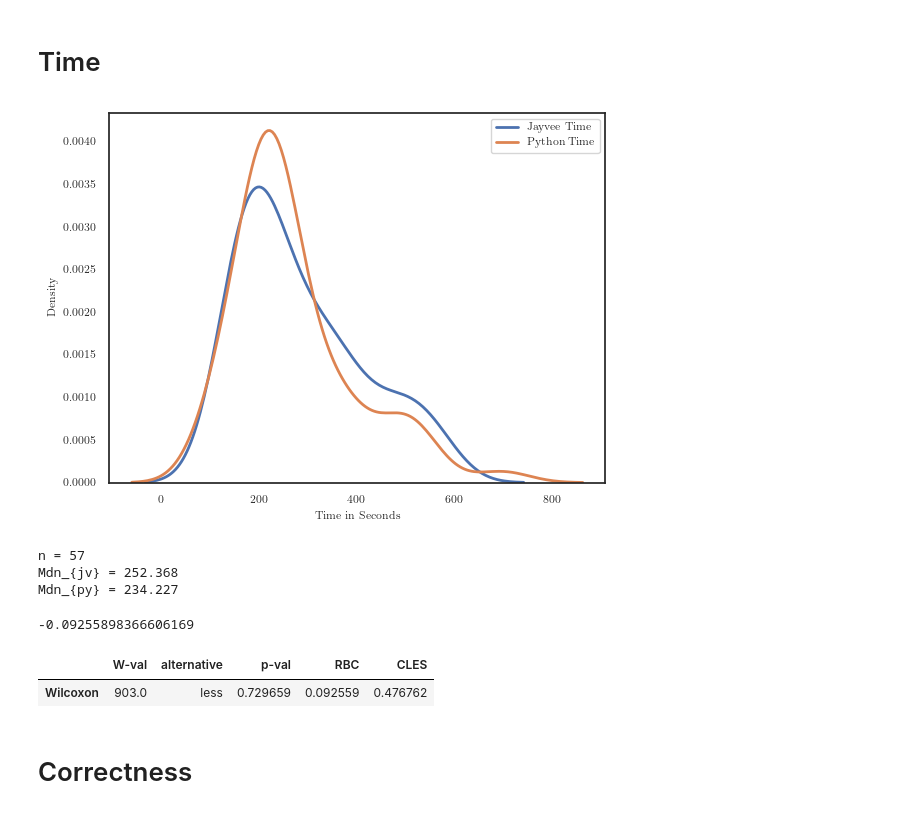
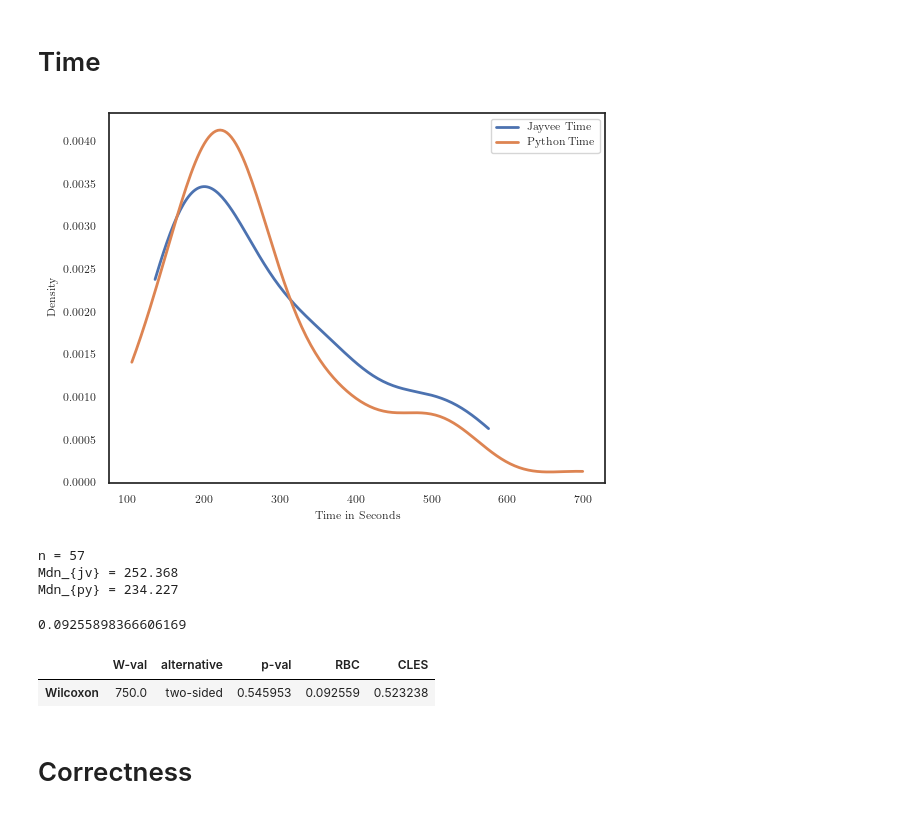
Before and after one commit to rhazn/2025-data-release-program-comprehension-jayvee, a Jupyter notebook: 3_data_analysis.ipynb, the cells around one changed output. Drawn from its saved outputs; the diff is of its cells as text; code cells hidden in the pictures.

Commit message:
feat: :sparkles: Run two-sided hypothesis tests

```diff
--- a/3_data_analysis.ipynb
+++ b/3_data_analysis.ipynb
@@ -136,29 +139,31 @@ pg.normality(df).round(3)
 # %%
 df = pd.read_csv('./data/generated/results_anon.csv', dtype = {'student_id_anon':str})
 
 sns.kdeplot(
     data=df,
     x="jv_time",
     label="Jayvee Time",
     common_norm=False,
-    linewidth=2
+    linewidth=2,
+    cut=0
 )
 
 sns.kdeplot(
     data=df,
     x="py_time",
     label="Python Time",
     common_norm=False,
-    linewidth=2
+    linewidth=2,
+    cut=0
 )
 
 plt.xlabel('Time in Seconds')
 
 plt.legend()
 
 plt.show()
 # %% [output]
-[figure, old version]
+[figure, new version]
 # %%
 df = pd.read_csv('./data/generated/results_anon.csv', dtype = {'student_id_anon':str})
 
@@ -172,16 +177,16 @@ Mdn_{py} = 234.227
 # %%
 df = pd.read_csv('./data/generated/results_anon.csv', dtype = {'student_id_anon':str})
 
-test = pg.wilcoxon(df['jv_time'], df['py_time'], alternative='less')
+test = pg.wilcoxon(df['jv_time'], df['py_time'], alternative='two-sided')
 
 # Manually patched, see https://github.com/raphaelvallat/pingouin/issues/456
-print(rbc(df['jv_time'], df['py_time'], 'less'))
+print(rbc(df['jv_time'], df['py_time'], 'two-sided'))
 
 test
 # %% [output]
--0.09255898366606169
+0.09255898366606169
 |  | W-val | alternative | p-val | RBC | CLES |
-| Wilcoxon | 903.0 | less | 0.729659 | 0.092559 | 0.476762 |
+| Wilcoxon | 750.0 | two-sided | 0.545953 | 0.092559 | 0.523238 |
 # %% [markdown]
 # Correctness
 # %%
```
Also changed, not shown: parts of 4 cells of this notebook.
